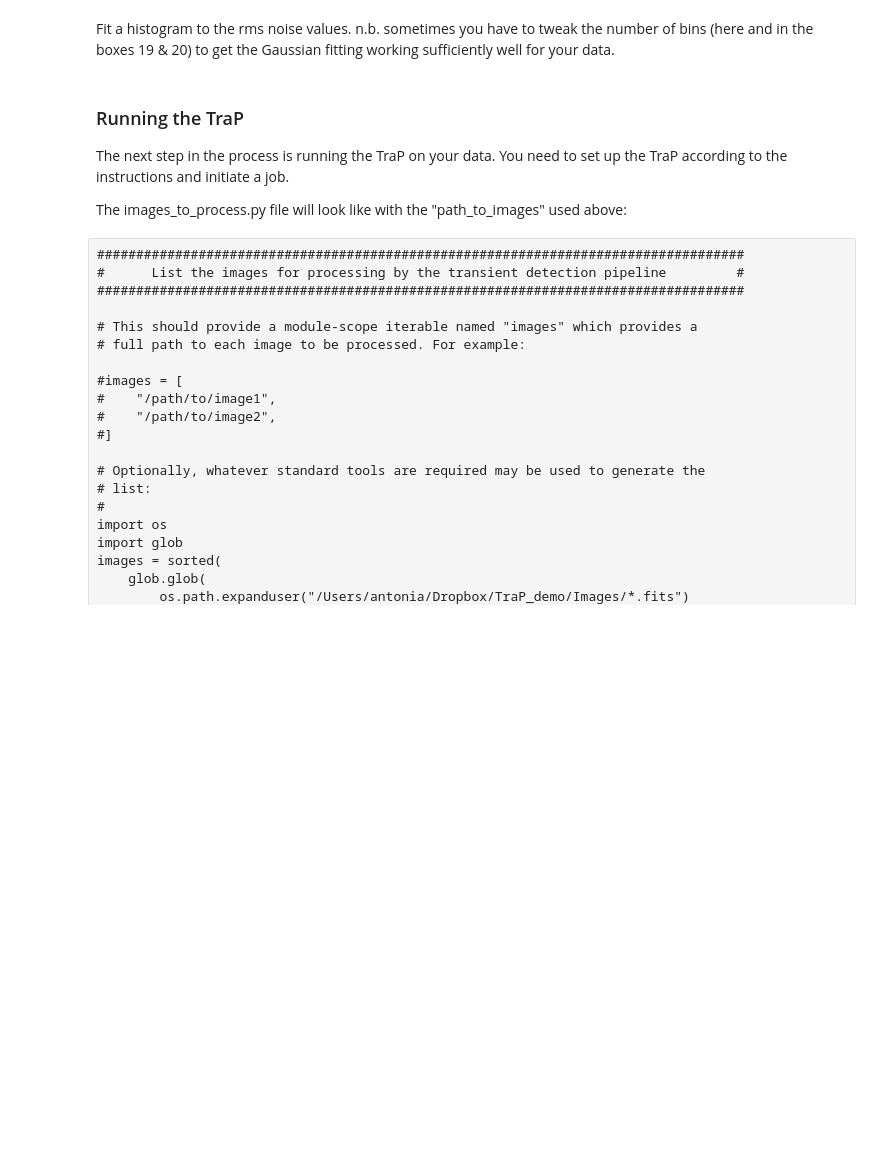
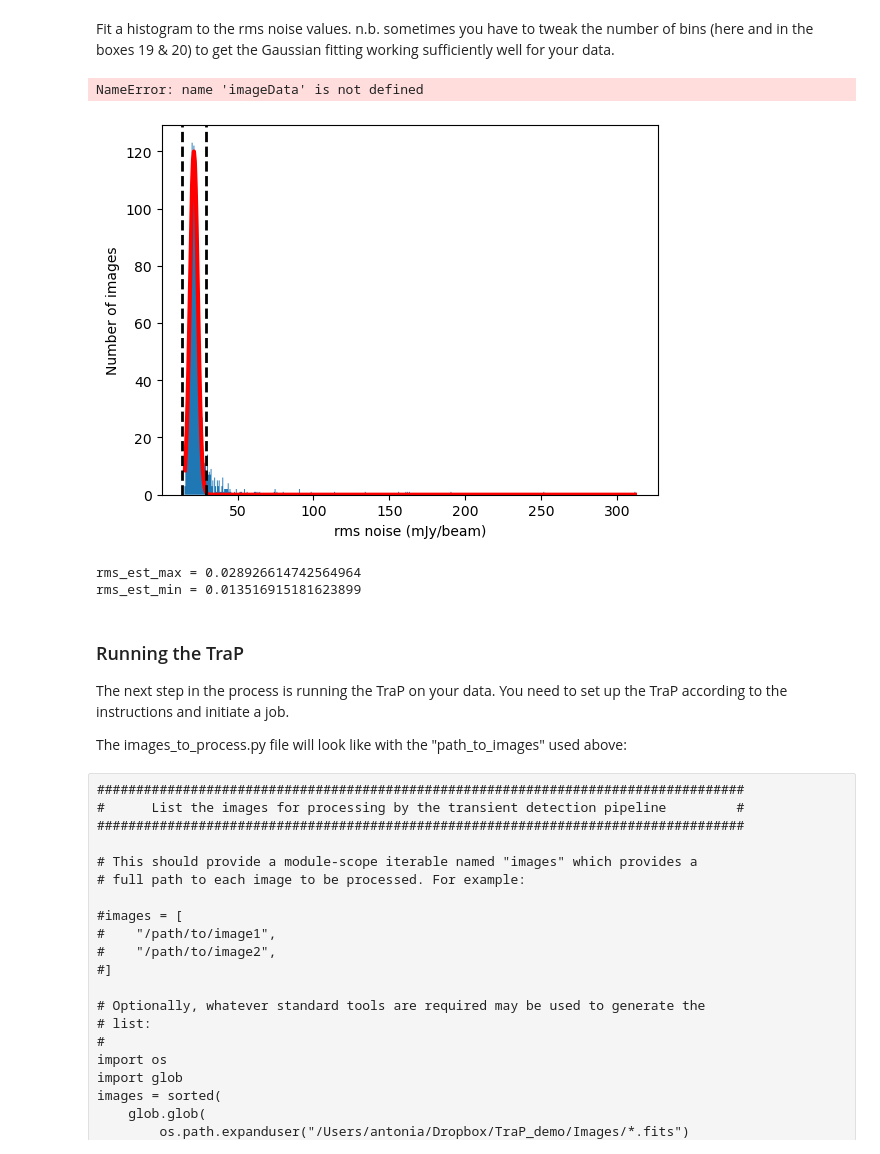
Before and after one commit to AntoniaR/TraP_filter_demo, a Jupyter notebook: FilterTraP.ipynb, the cells around one changed output. Cells and saved outputs as stored; diff of their text form; code cells hidden in the pictures; blank space fills up the shorter version.

```diff
--- a/FilterTraP.ipynb
+++ b/FilterTraP.ipynb
@@ -60,13 +61,14 @@ f = 8 # This is the fraction of the image that will be used for the rms calculat
 sigmaRej = 3 # This is the rejection sigma for bad images.
 # If the image is deviant from the mean by more than this value (positive or negative) the image is rejected.
 # %%
-path_to_images = ''
+path_to_images = '/archive/LOFAR/RSM2/RSM/run*/'
 # %% [markdown]
 Read all the images and measure the rms noise in the central region. Store as a Pandas dataframe.
 # %%
 imageData=[]
-for filename in glob.glob(path_to_images+'*.fits'):
+for filename in glob.glob(path_to_images+'*BAND01*.fits'):
     data = getRMS.read_data(pyfits.open(filename)[0],filename, plane=None)
     imageData.append([filename, getRMS.rms_with_clipped_subregion(data, sigmaClip, f)*1000.])
 
 imageData = pd.DataFrame(imageData, columns=['filename','rms'])
+imageData
@@ -80,6 +96,8 @@ plt.xlabel('rms noise (mJy/beam)')
 plt.ylabel('Number of images')
 
 plt.show()
+# %% [output]
+NameError: name 'imageData' is not defined
 # %%
 # functions to fit a Gaussian distribution to data
 
@@ -108,7 +126,7 @@ from scipy.optimize import leastsq
 import math
 
 # Obtain the data in a binned histogram for fitting
-hist_rms=np.histogram(imageData.rms,bins=50)
+hist_rms=np.histogram(imageData.rms,bins=500)
 range_x=[hist_rms[1][n]+(hist_rms[1][n+1]-hist_rms[1][n])/2. for n in range(len(hist_rms[1])-1)]
 
 # Guess the mean and standard deviation based upon the median value
@@ -120,22 +138,28 @@ fit2 = plsq[0][2]*norm2(range_x, plsq[0][0], plsq[0][1]) # create Gaussian distr
 # %%
 # Create a plot of the results
 
 plt.plot(range_x,fit2, 'r-', linewidth=3)
-plt.hist(imageData.rms,bins=50,histtype='stepfilled')
+plt.hist(imageData.rms,bins=500,histtype='stepfilled')
 
 sigcut=plsq[0][0]+plsq[0][1]*sigmaRej # max threshold defined as (mean + RMS * sigma)
 sigcut2=plsq[0][0]-plsq[0][1]*sigmaRej # min threshold defined as (mean - RMS * sigma)
 plt.axvline(x=sigcut, linewidth=2, color='k',linestyle='--')
 plt.axvline(x=sigcut2, linewidth=2, color='k', linestyle='--')
 
 plt.xlabel('rms noise (mJy/beam)')
 plt.ylabel('Number of images')
 
+plt.savefig('rms_plot_Band03.png')
 plt.show()
+# %% [output]
+[figure, added]
 # %%
 # Thresholds for TraP job parameters file (job_params.cfg):
 print('rms_est_max = '+str(sigcut/1e3))
 print('rms_est_min = '+str(sigcut2/1e3))
+# %% [output]
+rms_est_max = 0.028926614742564964
+rms_est_min = 0.013516915181623899
 # %% [markdown]
 ### Running the TraP
 
```
Also changed, not shown: parts of 42 cells of this notebook, 1 other file.
